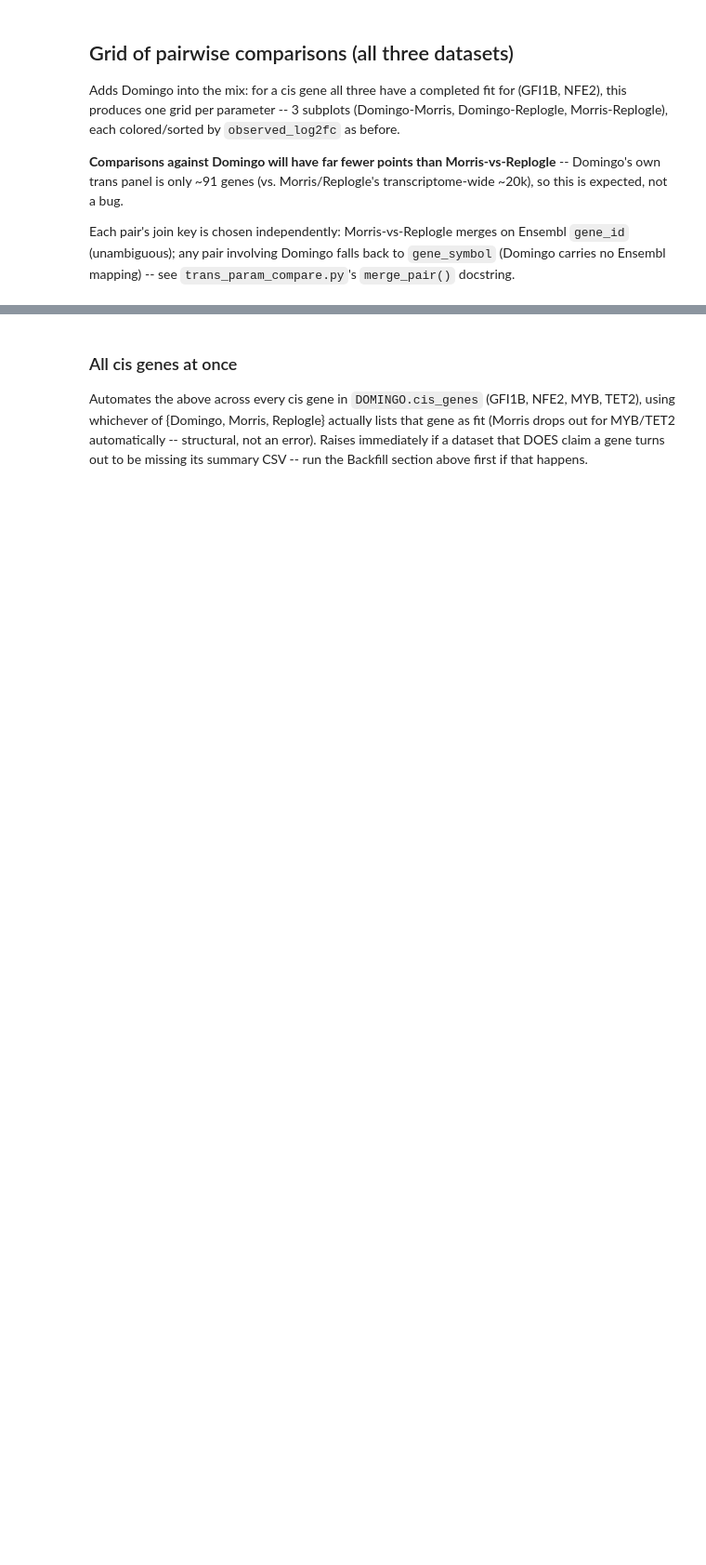
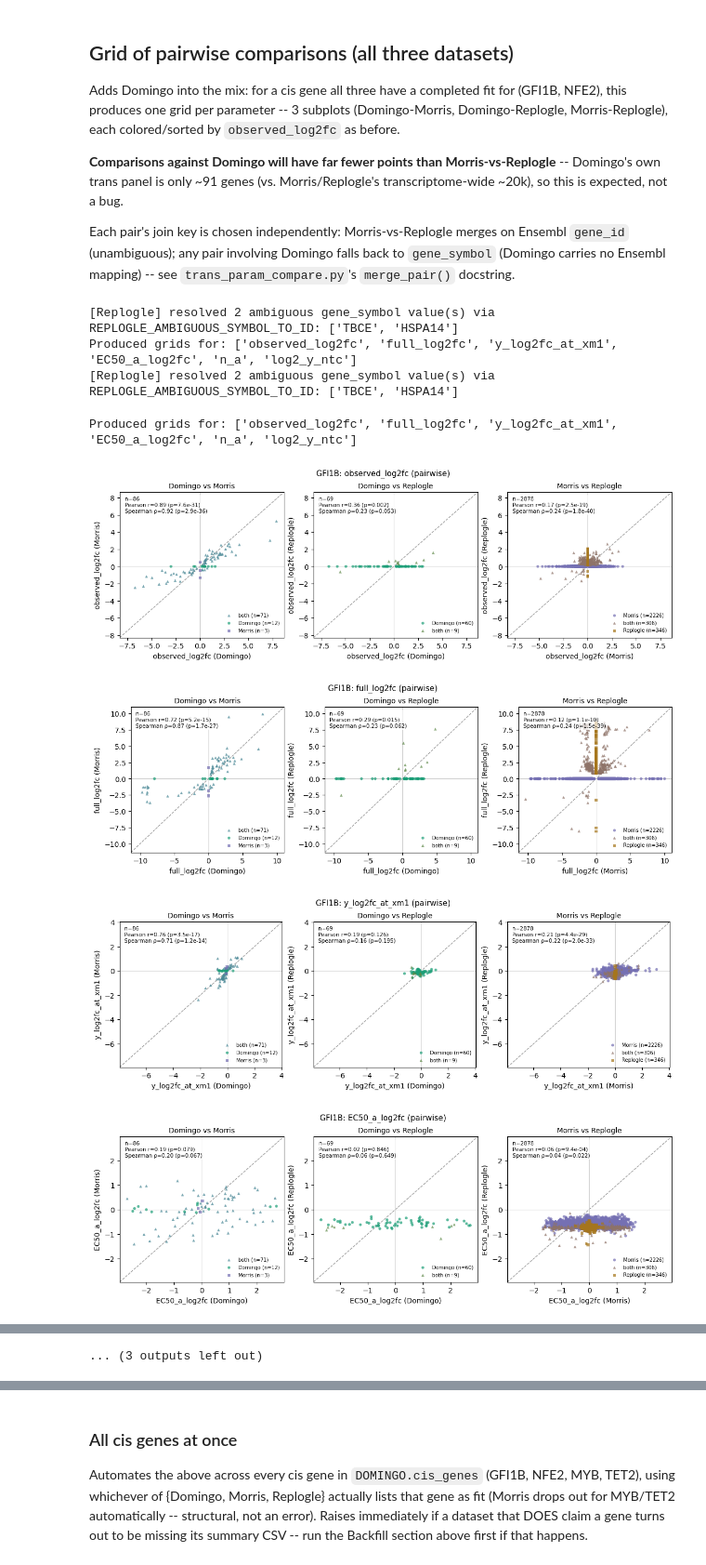
Before and after one commit to leahrosen/bayesDREAM, a Jupyter notebook: comparative/notebooks/trans_param_comparison.ipynb, the cells around one changed output, grey strips where cells are left out. Shown at 93% size. Cells and saved outputs as stored; diff of their text form; code cells hidden in the pictures; blank space fills up the shorter version.

```diff
--- a/comparative/notebooks/trans_param_comparison.ipynb
+++ b/comparative/notebooks/trans_param_comparison.ipynb
@@ -168,11 +217,20 @@ Adds Domingo into the mix: for a cis gene all three have a completed fit for (GF
 
 Each pair's join key is chosen independently: Morris-vs-Replogle merges on Ensembl `gene_id` (unambiguous); any pair involving Domingo falls back to `gene_symbol` (Domingo carries no Ensembl mapping) -- see `trans_param_compare.py`'s `merge_pair()` docstring.
 # %%
-GRID_CIS_GENE = 'GFI1B'
-GRID_SPECS = [DOMINGO, MORRIS, REPLOGLE]
+for GRID_CIS_GENE in ['GFI1B', 'NFE2']:
+    GRID_SPECS = [DOMINGO, MORRIS, REPLOGLE]
 
-dfs, figs = compare_cis_gene_grid(
-    GRID_SPECS, GRID_CIS_GENE,
-    out_dir=os.path.join(PLOT_DIR, 'pairwise_grids'),
-)
-print(f'Produced grids for: {list(figs)}')
+    dfs, figs = compare_cis_gene_grid(
+        GRID_SPECS, GRID_CIS_GENE,
+        out_dir=os.path.join(PLOT_DIR, 'pairwise_grids'),
+    )
+    print(f'Produced grids for: {list(figs)}')
+# %% [output]
+[Replogle] resolved 2 ambiguous gene_symbol value(s) via REPLOGLE_AMBIGUOUS_SYMBOL_TO_ID: ['TBCE', 'HSPA14']
+Produced grids for: ['observed_log2fc', 'full_log2fc', 'y_log2fc_at_xm1', 'EC50_a_log2fc', 'n_a', 'log2_y_ntc']
+[Replogle] resolved 2 ambiguous gene_symbol value(s) via REPLOGLE_AMBIGUOUS_SYMBOL_TO_ID: ['TBCE', 'HSPA14']
+Produced grids for: ['observed_log2fc', 'full_log2fc', 'y_log2fc_at_xm1', 'EC50_a_log2fc', 'n_a', 'log2_y_ntc']
+[figure, added]
+[figure, added]
+[figure, added]
+[figure, added]
@@ -178,0 +243 @@ print(f'Produced grids for: {list(figs)}')
+... (3 outputs left out)
```
Also changed, not shown: parts of 16 cells of this notebook, 1 other file.
